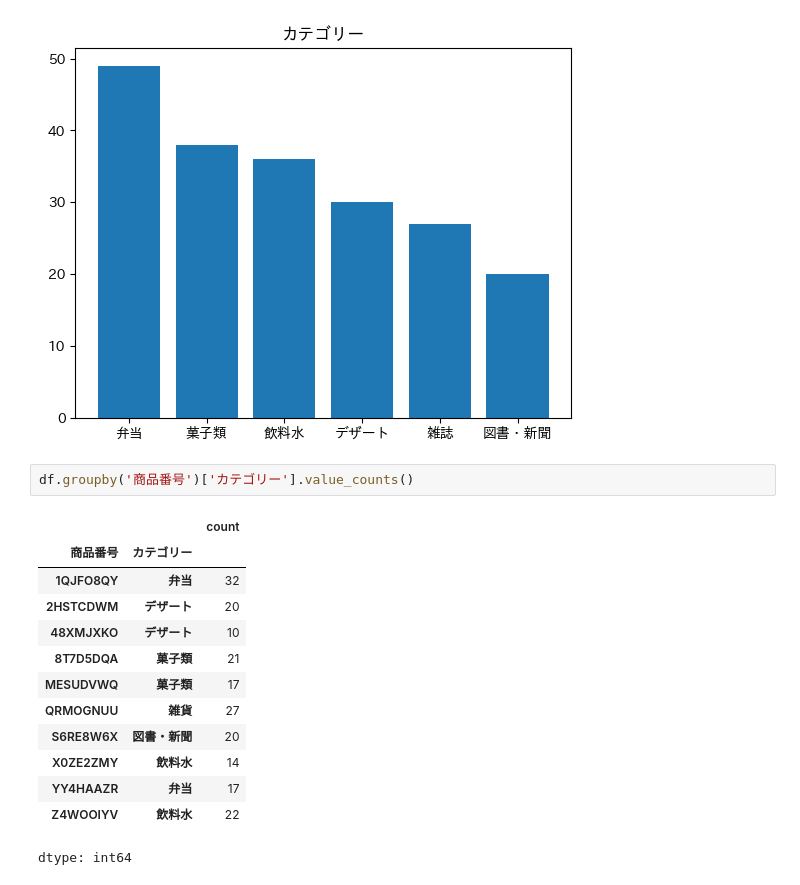
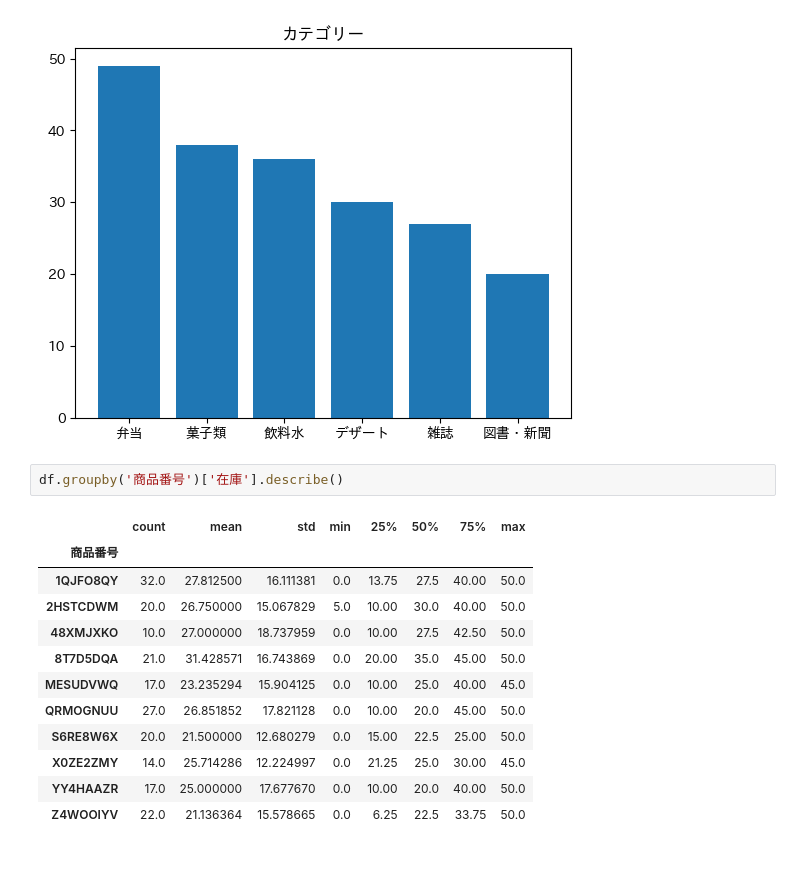
Before and after one commit to mino0808/data-analysis-basic-kadai, a Jupyter notebook: kadai_007/pandasの課題.ipynb, the cells around one changed output. Saved outputs shown, nothing was run; the diff lists cells and outputs as text.

```diff
--- a/kadai_007/pandasの課題.ipynb
+++ b/kadai_007/pandasの課題.ipynb
@@ -72,18 +77,17 @@ plt.show()
 # %% [output]
 [figure]
 # %%
-df.groupby('商品番号')['カテゴリー'].value_counts()
+df.groupby('商品番号')['在庫'].describe()
 # %% [output]
-|  |  | count |
-| 商品番号 | カテゴリー |  |
-| 1QJFO8QY | 弁当 | 32 |
-| 2HSTCDWM | デザート | 20 |
-| 48XMJXKO | デザート | 10 |
-| 8T7D5DQA | 菓子類 | 21 |
-| MESUDVWQ | 菓子類 | 17 |
-| QRMOGNUU | 雑貨 | 27 |
-| S6RE8W6X | 図書・新聞 | 20 |
-| X0ZE2ZMY | 飲料水 | 14 |
-| YY4HAAZR | 弁当 | 17 |
-| Z4WOOIYV | 飲料水 | 22 |
+|  | count | mean | std | min | 25% | 50% | 75% | max |
+| 商品番号 |  |  |  |  |  |  |  |  |
+| 1QJFO8QY | 32.0 | 27.812500 | 16.111381 | 0.0 | 13.75 | 27.5 | 40.00 | 50.0 |
+| 2HSTCDWM | 20.0 | 26.750000 | 15.067829 | 5.0 | 10.00 | 30.0 | 40.00 | 50.0 |
+| 48XMJXKO | 10.0 | 27.000000 | 18.737959 | 0.0 | 10.00 | 27.5 | 42.50 | 50.0 |
+| 8T7D5DQA | 21.0 | 31.428571 | 16.743869 | 0.0 | 20.00 | 35.0 | 45.00 | 50.0 |
+| MESUDVWQ | 17.0 | 23.235294 | 15.904125 | 0.0 | 10.00 | 25.0 | 40.00 | 45.0 |
+| QRMOGNUU | 27.0 | 26.851852 | 17.821128 | 0.0 | 10.00 | 20.0 | 45.00 | 50.0 |
+| S6RE8W6X | 20.0 | 21.500000 | 12.680279 | 0.0 | 15.00 | 22.5 | 25.00 | 50.0 |
+| X0ZE2ZMY | 14.0 | 25.714286 | 12.224997 | 0.0 | 21.25 | 25.0 | 30.00 | 45.0 |
+| YY4HAAZR | 17.0 | 25.000000 | 17.677670 | 0.0 | 10.00 | 20.0 | 40.00 | 50.0 |
+| Z4WOOIYV | 22.0 | 21.136364 | 15.578665 | 0.0 | 6.25 | 22.5 | 33.75 | 50.0 |
-dtype: int64
```
Also changed, not shown: parts of 2 cells of this notebook.
